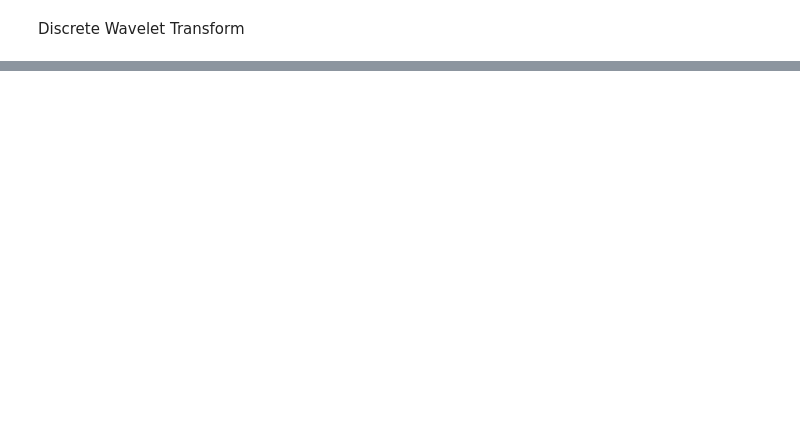
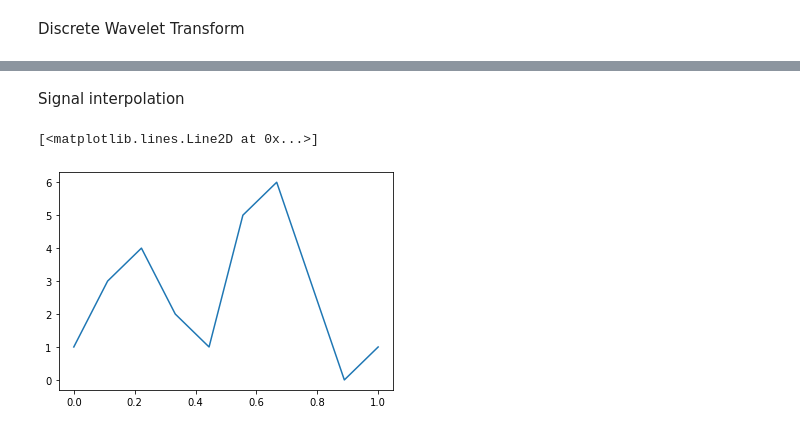
Before and after one commit to ntua-cvsp-lab/DSP_LabSupport, a Jupyter notebook: Audio_Analysis_Intro.ipynb, the cells around one changed output, grey strips where cells are left out. Saved outputs shown, nothing was run; the diff lists cells and outputs as text; code cells hidden in the pictures; blank space fills up the shorter version.

Commit message:
added signal interpolation examples

```diff
--- a/Audio_Analysis_Intro.ipynb
+++ b/Audio_Analysis_Intro.ipynb
@@ -130,0 +131,11 @@ plt.legend(('Initial signal','Average','Difference'))
+# %% [markdown]
+Signal interpolation
+# %%
+%matplotlib inline
+
+t = np.linspace(0,1,10)
+x = np.asarray([1,3,4,2,1,5,6,3,0,1])
+plt.plot(t,x)
+# %% [output]
+[<matplotlib.lines.Line2D at 0x...>]
+[figure, added]
```
Also changed, not shown: parts of 7 cells of this notebook.
